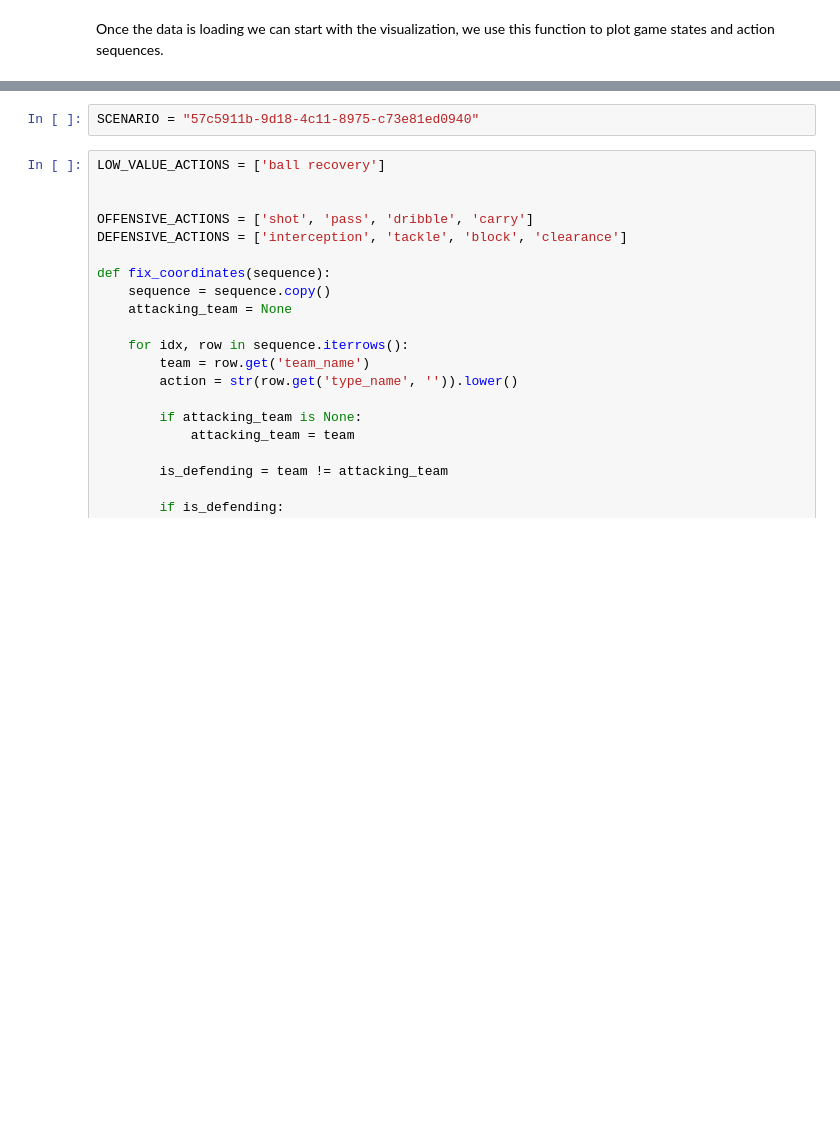
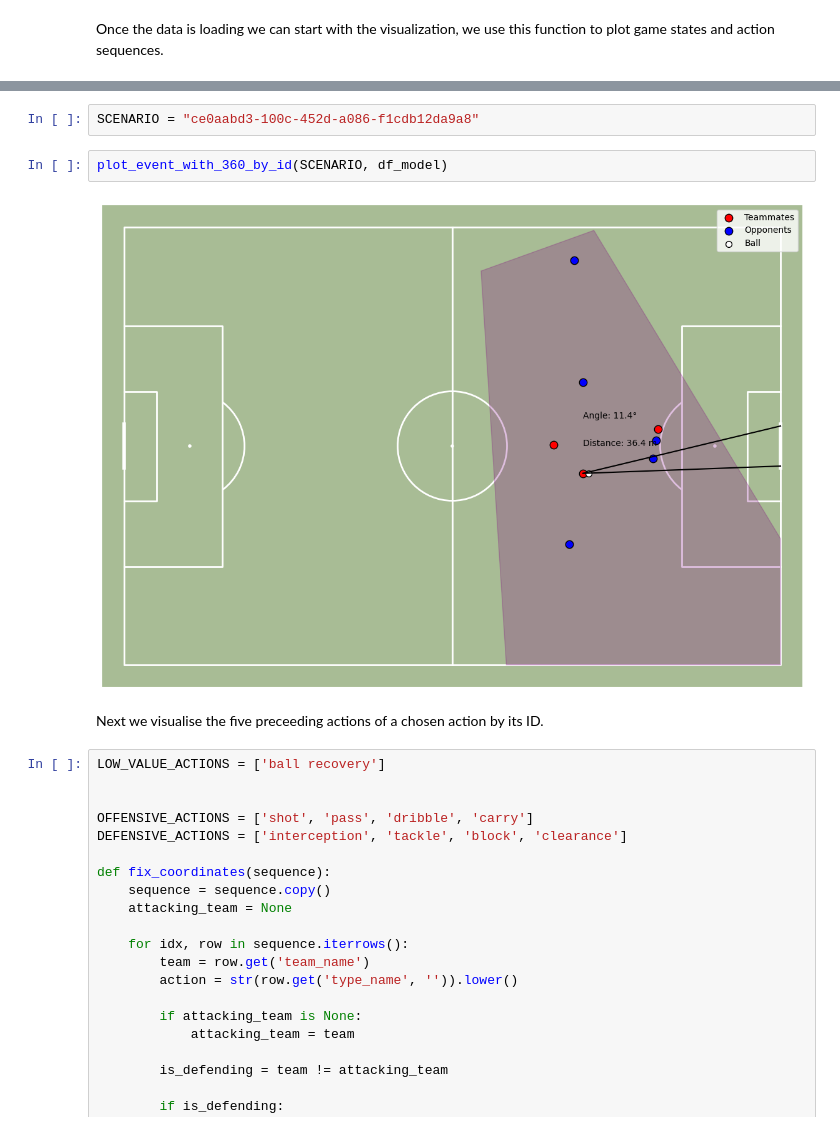
Before and after one commit to manueltuor/Data-Science-Project, a Jupyter notebook: 3_Result_Visualization.ipynb, the cells around one changed output, grey strips where cells are left out. Cells and saved outputs as stored; diff of their text form; blank space fills up the shorter version.

Commit message:
visualisation donezos

```diff
--- a/3_Result_Visualization.ipynb
+++ b/3_Result_Visualization.ipynb
@@ -65,5 +87,11 @@ Team: Argentina
-# %%
-SCENARIO = "57c5911b-9d18-4c11-8975-c73e81ed0940"
+# %%
+SCENARIO = "ce0aabd3-100c-452d-a086-f1cdb12da9a8"
+# %%
+plot_event_with_360_by_id(SCENARIO, df_model)
+# %% [output]
+[figure, added]
+# %% [markdown]
+Next we visualise the five preceeding actions of a chosen action by its ID.
 # %%
 LOW_VALUE_ACTIONS = ['ball recovery']
 
```
Also changed, not shown: parts of 12 cells of this notebook.
